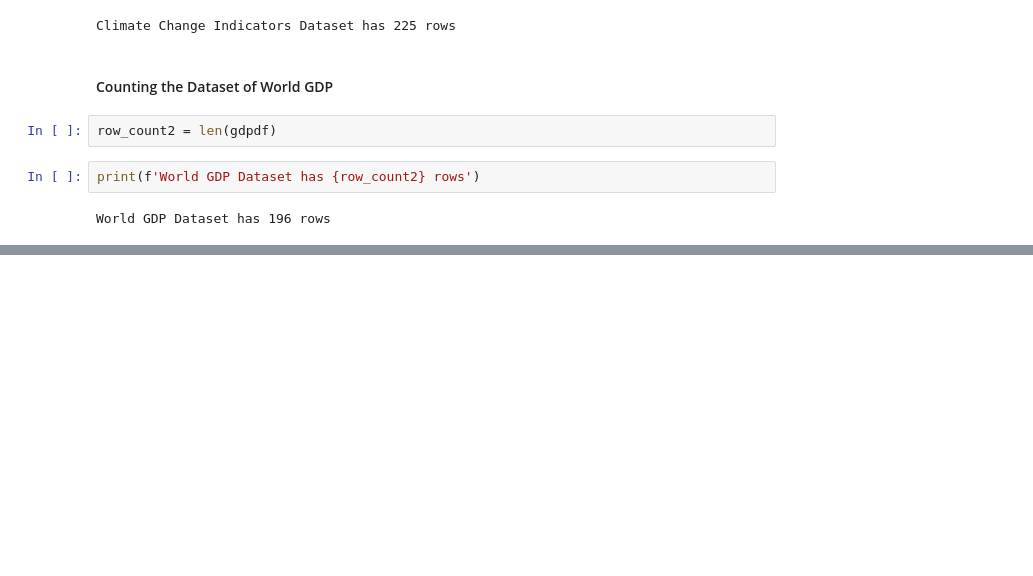
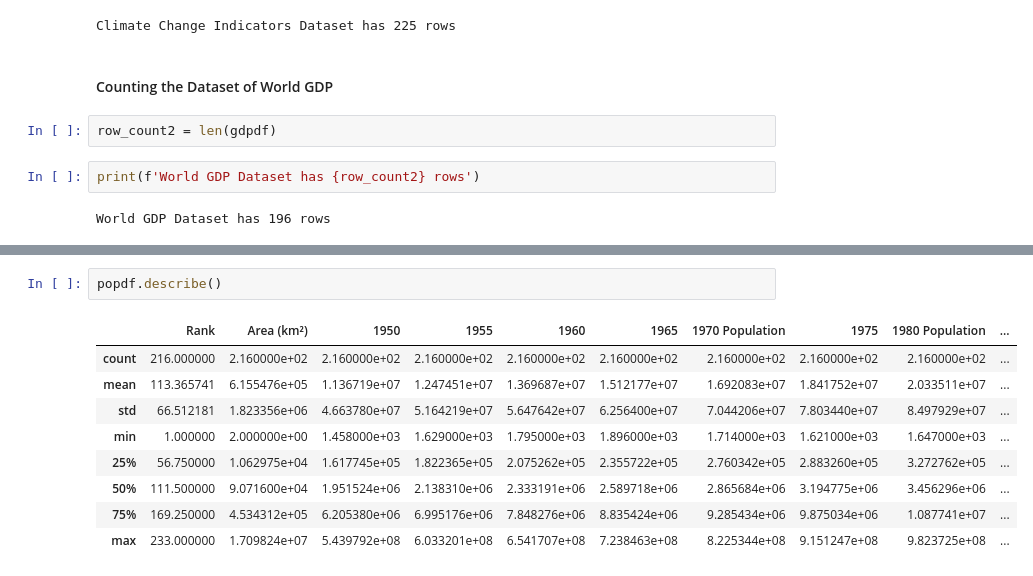
Before and after one commit to 20Artee/practice, a Jupyter notebook: content/practice.ipynb, the cells around one changed output, grey strips where cells are left out. Saved outputs shown, nothing was run; the diff lists cells and outputs as text; blank space fills up the shorter version.

```diff
--- a/content/practice.ipynb
+++ b/content/practice.ipynb
@@ -453,0 +474,12 @@ World GDP Dataset has 196 rows
+# %%
+popdf.describe()
+# %% [output]
+|  | Rank | Area (km²) | 1950 | 1955 | 1960 | 1965 | 1970 Population | 1975 | 1980 Population | ... |
+| count | 216.000000 | 2.160000e+02 | 2.160000e+02 | 2.160000e+02 | 2.160000e+02 | 2.160000e+02 | 2.160000e+02 | 2.160000e+02 | 2.160000e+02 | ... |
+| mean | 113.365741 | 6.155476e+05 | 1.136719e+07 | 1.247451e+07 | 1.369687e+07 | 1.512177e+07 | 1.692083e+07 | 1.841752e+07 | 2.033511e+07 | ... |
+| std | 66.512181 | 1.823356e+06 | 4.663780e+07 | 5.164219e+07 | 5.647642e+07 | 6.256400e+07 | 7.044206e+07 | 7.803440e+07 | 8.497929e+07 | ... |
+| min | 1.000000 | 2.000000e+00 | 1.458000e+03 | 1.629000e+03 | 1.795000e+03 | 1.896000e+03 | 1.714000e+03 | 1.621000e+03 | 1.647000e+03 | ... |
+| 25% | 56.750000 | 1.062975e+04 | 1.617745e+05 | 1.822365e+05 | 2.075262e+05 | 2.355722e+05 | 2.760342e+05 | 2.883260e+05 | 3.272762e+05 | ... |
+| 50% | 111.500000 | 9.071600e+04 | 1.951524e+06 | 2.138310e+06 | 2.333191e+06 | 2.589718e+06 | 2.865684e+06 | 3.194775e+06 | 3.456296e+06 | ... |
+| 75% | 169.250000 | 4.534312e+05 | 6.205380e+06 | 6.995176e+06 | 7.848276e+06 | 8.835424e+06 | 9.285434e+06 | 9.875034e+06 | 1.087741e+07 | ... |
+| max | 233.000000 | 1.709824e+07 | 5.439792e+08 | 6.033201e+08 | 6.541707e+08 | 7.238463e+08 | 8.225344e+08 | 9.151247e+08 | 9.823725e+08 | ... |
```
Also changed, not shown: parts of 3 cells of this notebook.
